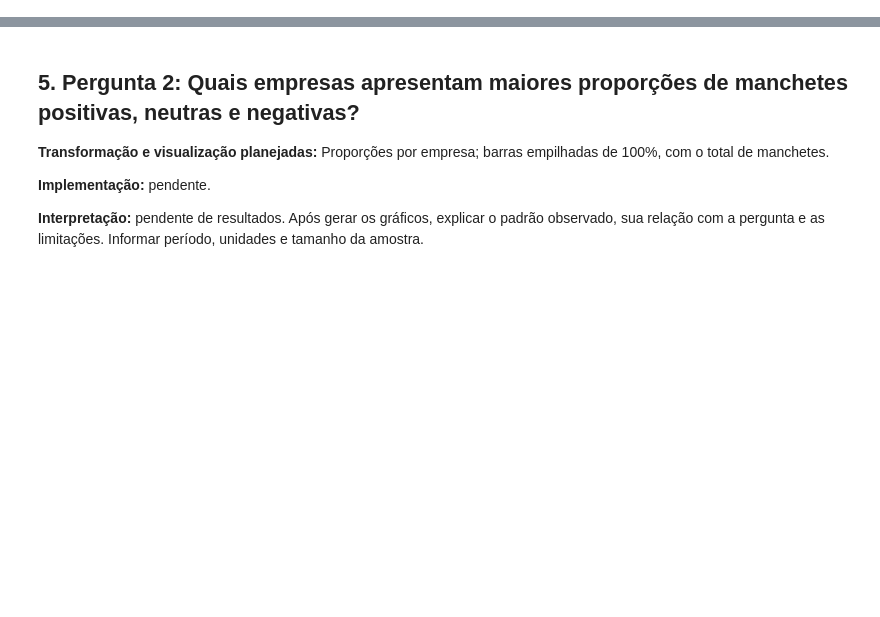
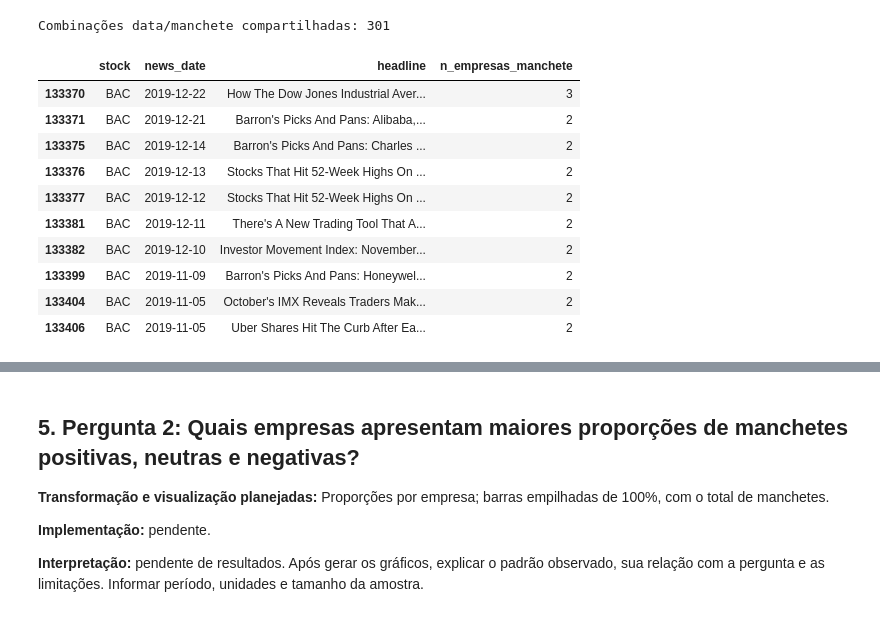
Before and after one commit to caiocouto30-boop/projeto-sentimento-acoes, a Jupyter notebook: notebooks/01_preparacao_inicial.ipynb, the cells around one changed output, grey strips where cells are left out. Saved outputs shown, nothing was run; the diff lists cells and outputs as text; code cells hidden in the pictures; blank space fills up the shorter version.

```diff
--- a/notebooks/01_preparacao_inicial.ipynb
+++ b/notebooks/01_preparacao_inicial.ipynb
@@ -104,0 +133,24 @@ Datas distintas podem apontar ao mesmo pregão. Definir a unidade por empresa/pr
+# %%
+brutas = pd.read_csv(ARQUIVO_NOTICIAS, dtype='string', keep_default_na=False)
+esperadas = {'Unnamed: 0', 'headline', 'url', 'publisher', 'date', 'stock'}
+faltando = esperadas - set(brutas.columns)
+if faltando:
+    raise ValueError(f'Colunas obrigatórias ausentes: {faltando}')
+
+brutas = brutas.rename(columns={'Unnamed: 0': 'source_id'})
+brutas['source_row'] = np.arange(1, len(brutas) + 1)
+id_numerico = pd.to_numeric(brutas['source_id'], errors='coerce')
+if id_numerico.isna().any() or not (id_numerico % 1 == 0).all():
+    raise ValueError('Os identificadores originais não são inteiros válidos.')
+brutas['source_id'] = id_numerico.astype('int64')
+assert brutas['source_id'].is_unique, 'O identificador de origem está repetido.'
+
+print('Linhas e colunas:', brutas.shape)
+display(brutas.head())
+diagnostico = pd.DataFrame({
+    'tipo': brutas.dtypes.astype(str),
+    'nulos': brutas.isna().sum(),
+    'vazios_ou_espacos': [brutas[c].astype('string').str.strip().eq('').sum()
+                         for c in brutas.columns]
+})
+display(diagnostico)
@@ -104,0 +364,23 @@ Datas distintas podem apontar ao mesmo pregão. Definir a unidade por empresa/pr
+# %%
+grupo = noticias.groupby(['news_date', 'headline'])['stock']
+noticias['n_empresas_manchete'] = grupo.transform('nunique')
+noticias['compartilhada_entre_empresas'] = noticias['n_empresas_manchete'].gt(1)
+compartilhadas = noticias.loc[noticias['compartilhada_entre_empresas']].copy()
+print('Combinações data/manchete compartilhadas:',
+      compartilhadas[['news_date', 'headline']].drop_duplicates().shape[0])
+display(compartilhadas[['stock', 'news_date', 'headline', 'n_empresas_manchete']].head(10))
+compartilhadas.to_csv(TRATADOS / 'manchetes_compartilhadas.csv', index=False,
+                      date_format='%Y-%m-%d')
+# %% [output]
+Combinações data/manchete compartilhadas: 301
+|  | stock | news_date | headline | n_empresas_manchete |
+| 133370 | BAC | 2019-12-22 | How The Dow Jones Industrial Aver... | 3 |
+| 133371 | BAC | 2019-12-21 | Barron's Picks And Pans: Alibaba,... | 2 |
+| 133375 | BAC | 2019-12-14 | Barron's Picks And Pans: Charles ... | 2 |
+| 133376 | BAC | 2019-12-13 | Stocks That Hit 52-Week Highs On ... | 2 |
+| 133377 | BAC | 2019-12-12 | Stocks That Hit 52-Week Highs On ... | 2 |
+| 133381 | BAC | 2019-12-11 | There's A New Trading Tool That A... | 2 |
+| 133382 | BAC | 2019-12-10 | Investor Movement Index: November... | 2 |
+| 133399 | BAC | 2019-11-09 | Barron's Picks And Pans: Honeywel... | 2 |
+| 133404 | BAC | 2019-11-05 | October's IMX Reveals Traders Mak... | 2 |
+| 133406 | BAC | 2019-11-05 | Uber Shares Hit The Curb After Ea... | 2 |
```
Also changed, not shown: parts of 29 cells of this notebook, 3 other files.
